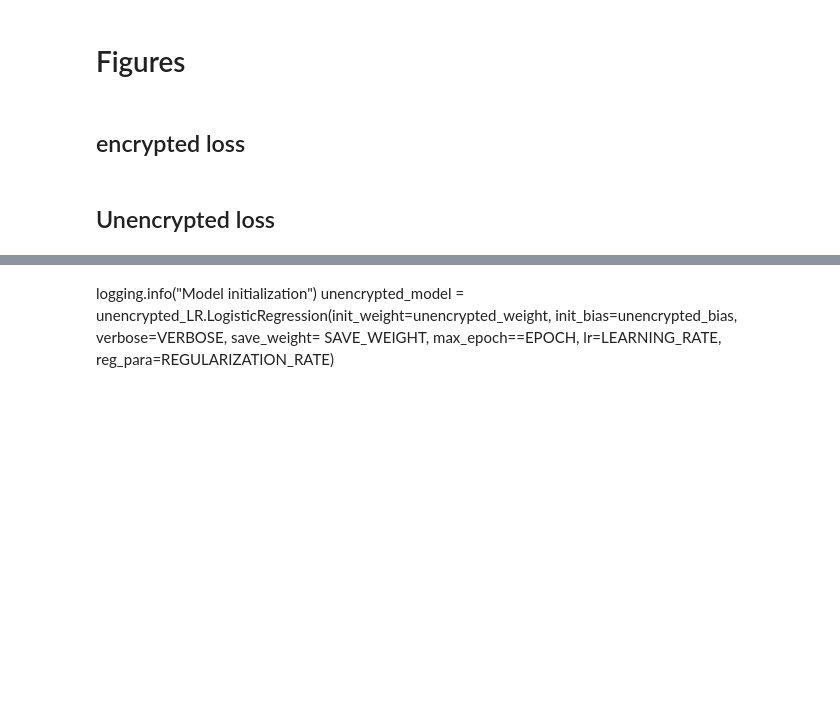
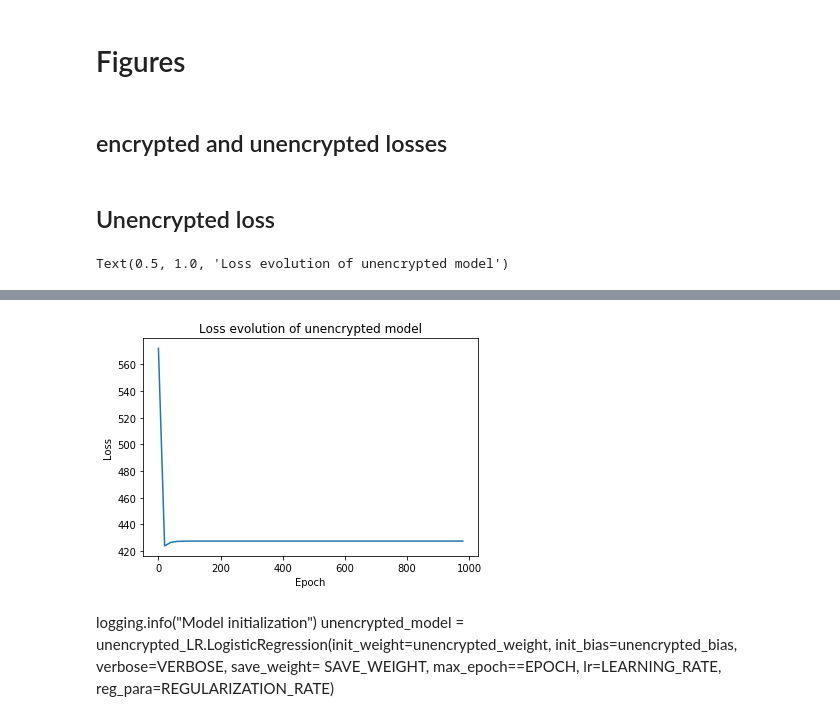
Before and after one commit to arthurPignet/privacy-preserving-titanic-challenge, a Jupyter notebook: ckks_titanic/notebooks/2-ap-main.ipynb, the cells around one changed output, grey strips where cells are left out. Saved outputs shown, nothing was run; the diff lists cells and outputs as text; code cells hidden in the pictures; blank space fills up the shorter version.

```diff
--- a/ckks_titanic/notebooks/2-ap-main.ipynb
+++ b/ckks_titanic/notebooks/2-ap-main.ipynb
@@ -25,9 +25,9 @@ import matplotlib.pyplot as plt
 # %% [markdown]
 ### Paths
 # %%
-# DATAPATH = "~/homomorphic-encryption/ckks_titanic/data/raw/"            # whole data set
+DATA_PATH = "~/homomorphic-encryption/ckks_titanic/data/raw/"            # whole data set
 #DATA_PATH = "/home/apignet/homomorphic-encryption/ckks_titanic/data/quick_demo/"   # subset of the data set, with 15 train_samples and 5 test_samples
-DATA_PATH = "/home/apignet/homomorphic-encryption/ckks_titanic/data/quick_demo/"   # subset of the data set, with 400 train_samples and 50 test_samples
+#DATA_PATH = "/home/apignet/homomorphic-encryption/ckks_titanic/data/quick_demo/"   # subset of the data set, with 400 train_samples and 50 test_samples
 LOG_PATH = "reports/log"
 LOG_FILENAME = "test_0716"
 # %% [markdown]
@@ -39,11 +39,11 @@ logging.basicConfig(format="%(asctime)s  [%(levelname)-8.8s]  %(message)s", date
 # %% [markdown]
 ### Training variables
 # %%
-EPOCH = 10
-LEARNING_RATE = 0.8
+EPOCH = 1000
+LEARNING_RATE = 0.5
 REGULARIZATION_RATE = 0.5
-VERBOSE = 2
-SAVE_WEIGHT = 2
+VERBOSE = 20
+SAVE_WEIGHT = 100
 # %% [markdown]
 ## Static functions
 # %%
@@ -264,9 +252,11 @@ logging.info("Done. " + str(round(time.time() - timer, 2)) + " seconds")
 
 The weights have to be crypted
 # %%
-unencrypted_weight = [0. for _ in range(encrypted_test_X[0].size())]
+unencrypted_weight = np.random.normal(loc=0,
+                                      scale=0.2, size =(train_features.to_numpy().shape[1]))
+logging.info(unencrypted_weight)
 weight = ts.ckks_vector(context, unencrypted_weight)
 unencrypted_weight = np.array(unencrypted_weight)
-unencrypted_bias = [0.]
+unencrypted_bias = np.random.random((1))
 bias = ts.ckks_vector(context, unencrypted_bias)
 unencrypted_bias = np.array(unencrypted_bias)
@@ -319,8 +334,8 @@ logging.info("Accuracy of encrypted model : %s " % acc)
 logging.info("Model initialization")
 unencrypted_model = unencrypted_LR.LogisticRegression(init_weight=unencrypted_weight,
                                                       init_bias=unencrypted_bias,
-                                                      verbose=VERBOSE+1000,
+                                                      verbose=VERBOSE,
                                                       save_weight= SAVE_WEIGHT,
-                                                      max_epoch=EPOCH+10000,
+                                                      max_epoch=EPOCH,
                                                       lr=LEARNING_RATE,
                                                       reg_para=REGULARIZATION_RATE)
@@ -335,5 +410,5 @@ logging.info("Accuracy of unencrypted model : %s " % acc)
 # %% [markdown]
 # Figures
 # %% [markdown]
-## encrypted loss
+## encrypted and unencrypted losses
 # %%
@@ -345,7 +422,9 @@ plt.title('Loss evolution of crypted model')
 # %% [markdown]
 ## Unencrypted loss
 # %%
-plt.plot([i*(VERBOSE+1000) for i in range(len(unencrypted_model.loss_list))], unencrypted_model.loss_list)
+plt.plot([i*VERBOSE for i in range(len(unencrypted_model.loss_list))], np.array(unencrypted_model.loss_list).reshape((-1)))
 plt.xlabel('Epoch')
 plt.ylabel('Loss')
 plt.title('Loss evolution of unencrypted model')
+# %% [output]
+Text(0.5, 1.0, 'Loss evolution of unencrypted model')
@@ -352,3 +437,4 @@ plt.title('Loss evolution of unencrypted model')
+[figure, added]
 # %% [markdown]
 logging.info("Model initialization")
 unencrypted_model = unencrypted_LR.LogisticRegression(init_weight=unencrypted_weight,
```
Also changed, not shown: parts of 24 cells of this notebook, 2 other files.
